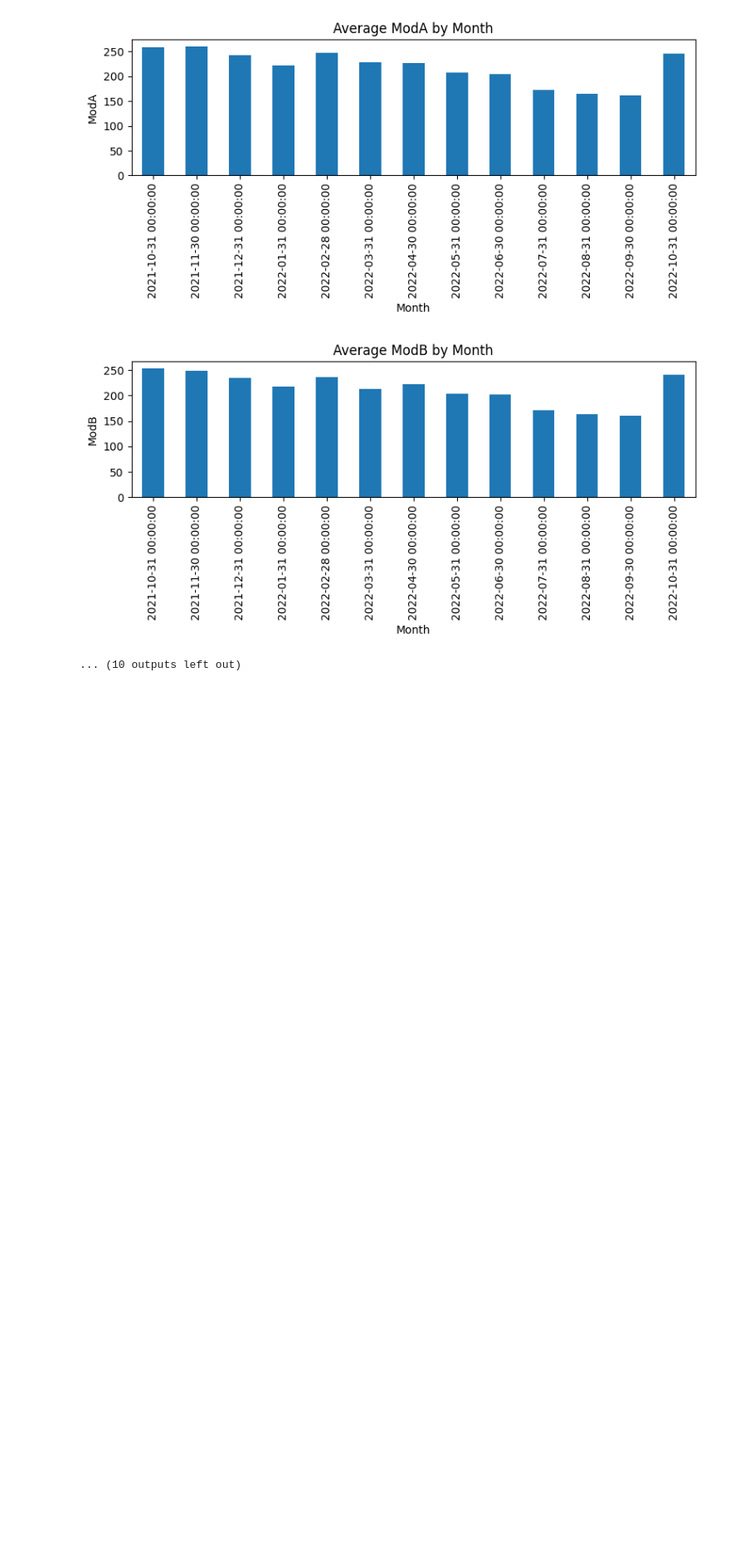
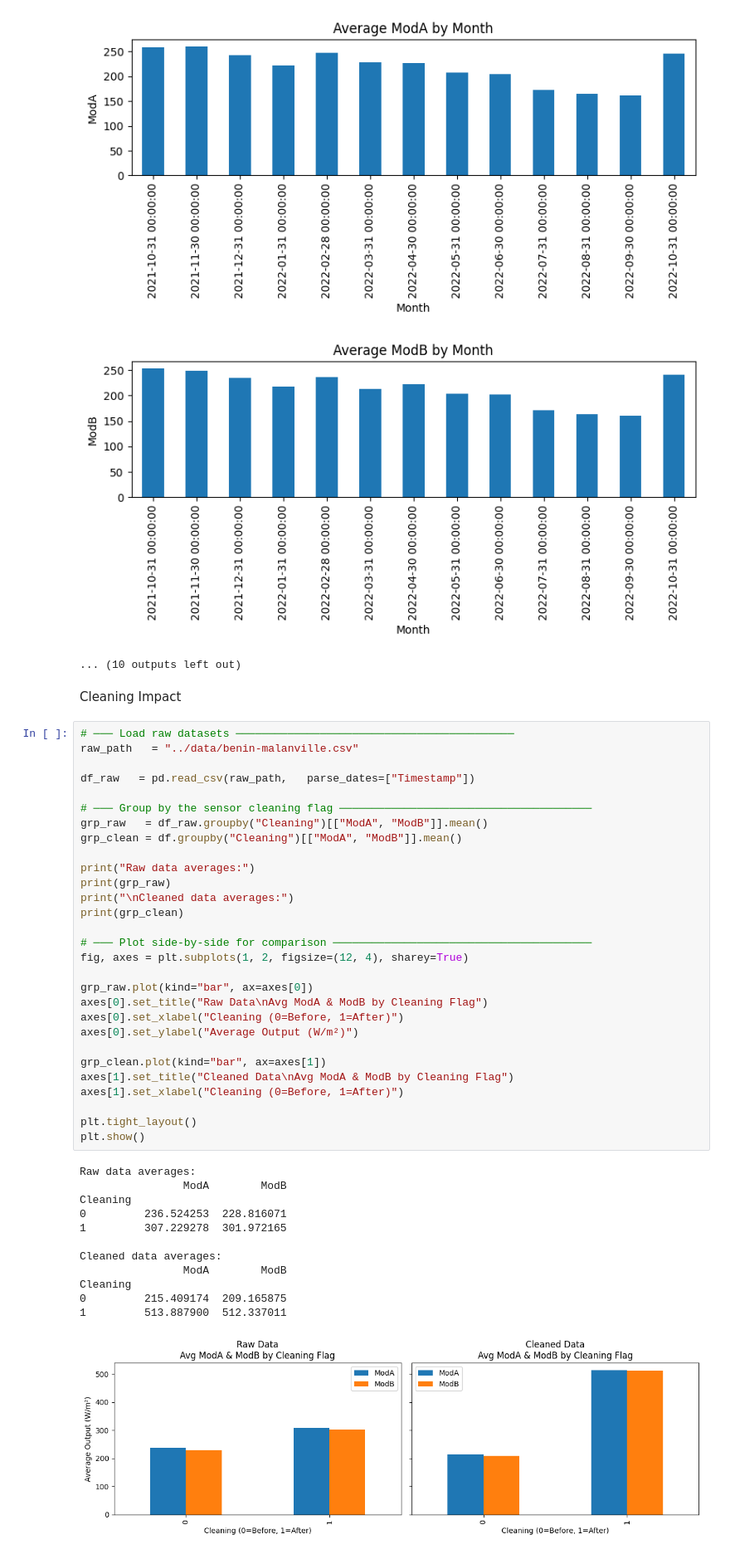
Before and after one commit to befkir/solar-challenge-week1, a Jupyter notebook: notebooks/togo_eda.ipynb, the cells around one changed output. Shown at 83% size. Cells and saved outputs as stored; diff of their text form; blank space fills up the shorter version.

Commit message:
Completed: Cleaning Impact and Correlation & Relationship Analysis

```diff
--- a/notebooks/togo_eda.ipynb
+++ b/notebooks/togo_eda.ipynb
@@ -331,3 +331,47 @@ print(top_peaks)
 [figure]
 [figure]
 ... (10 outputs left out)
+# %% [markdown]
+Cleaning Impact
+# %%
+# ─── Load raw datasets ───────────────────────────────────────────
+raw_path   = "../data/benin-malanville.csv"
+
+df_raw   = pd.read_csv(raw_path,   parse_dates=["Timestamp"])
+
+# ─── Group by the sensor cleaning flag ───────────────────────────────────────
+grp_raw   = df_raw.groupby("Cleaning")[["ModA", "ModB"]].mean()
+grp_clean = df.groupby("Cleaning")[["ModA", "ModB"]].mean()
+
+print("Raw data averages:")
+print(grp_raw)
+print("\nCleaned data averages:")
+print(grp_clean)
+
+# ─── Plot side-by-side for comparison ────────────────────────────────────────
+fig, axes = plt.subplots(1, 2, figsize=(12, 4), sharey=True)
+
+grp_raw.plot(kind="bar", ax=axes[0])
+axes[0].set_title("Raw Data\nAvg ModA & ModB by Cleaning Flag")
+axes[0].set_xlabel("Cleaning (0=Before, 1=After)")
+axes[0].set_ylabel("Average Output (W/m²)")
+
+grp_clean.plot(kind="bar", ax=axes[1])
+axes[1].set_title("Cleaned Data\nAvg ModA & ModB by Cleaning Flag")
+axes[1].set_xlabel("Cleaning (0=Before, 1=After)")
+
+plt.tight_layout()
+plt.show()
+# %% [output]
+Raw data averages:
+                ModA        ModB
+Cleaning
+0         236.524253  228.816071
+1         307.229278  301.972165
+
+Cleaned data averages:
+                ModA        ModB
+Cleaning
+0         215.409174  209.165875
+1         513.887900  512.337011
+[figure, added]
```
Also changed, not shown: parts of 1 cell of this notebook.
